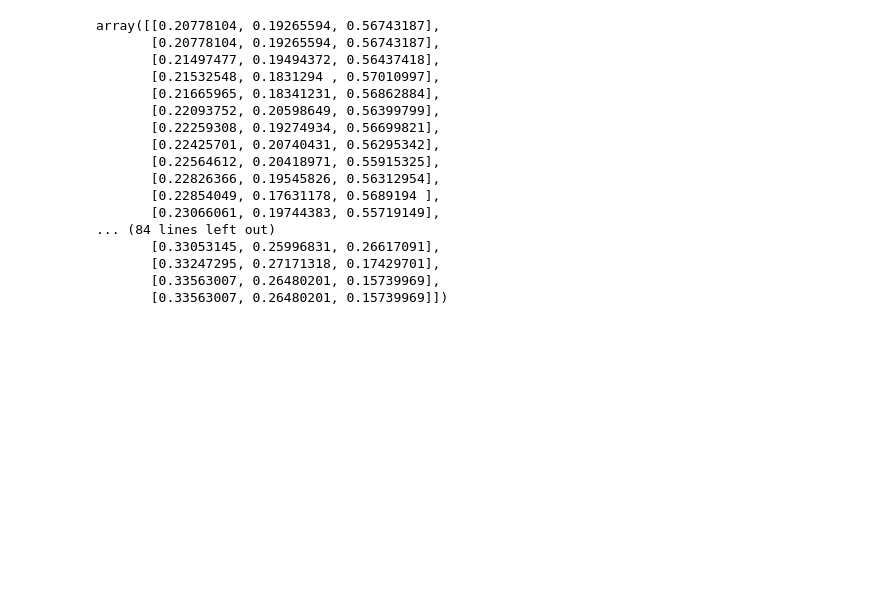
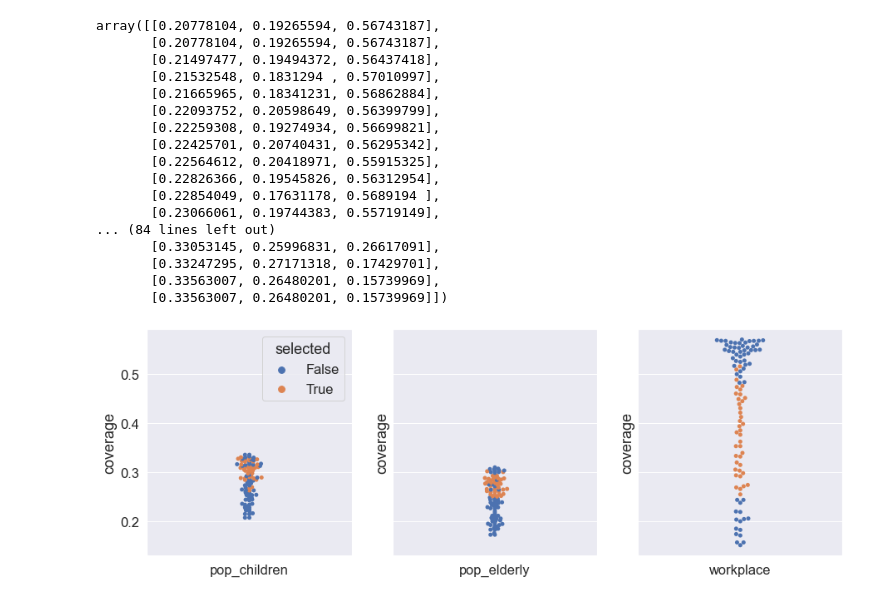
Before and after one commit to alan-turing-institute/spatial-inequality, a Jupyter notebook: notebooks/optimisation_pygmo_multiobj.ipynb, the cells around one changed output. Drawn from its saved outputs; the diff is of its cells as text; code cells hidden in the pictures; blank space fills up the shorter version.

Commit message:
add swarmplots for multiobj optimisation

```diff
--- a/notebooks/optimisation_pygmo_multiobj.ipynb
+++ b/notebooks/optimisation_pygmo_multiobj.ipynb
@@ -406,3 +407,18 @@ array([[0.20778104, 0.19265594, 0.56743187],
        [0.33247295, 0.27171318, 0.17429701],
        [0.33563007, 0.26480201, 0.15739969],
        [0.33563007, 0.26480201, 0.15739969]])
+# %%
+df = pd.DataFrame(x, columns=objs)
+df["selected"] = (df["workplace"] > 0.25) & (df["pop_children"] > 0.25) & (df["pop_elderly"] > 0.25)
+
+fig, ax = plt.subplots(1, 3, figsize=(15, 5), sharey=True)
+sns.set(font_scale=1.5)
+for i, col in enumerate(objs):
+    sns.swarmplot(
+        x=[col]*len(df), y=df[col], hue=df["selected"], ax=ax[i]
+    )
+    ax[i].set_ylabel("coverage")
+    if i > 0:
+        ax[i].get_legend().remove()
+# %% [output]
+[figure, added]
```
Also changed, not shown: parts of 1 cell of this notebook.
